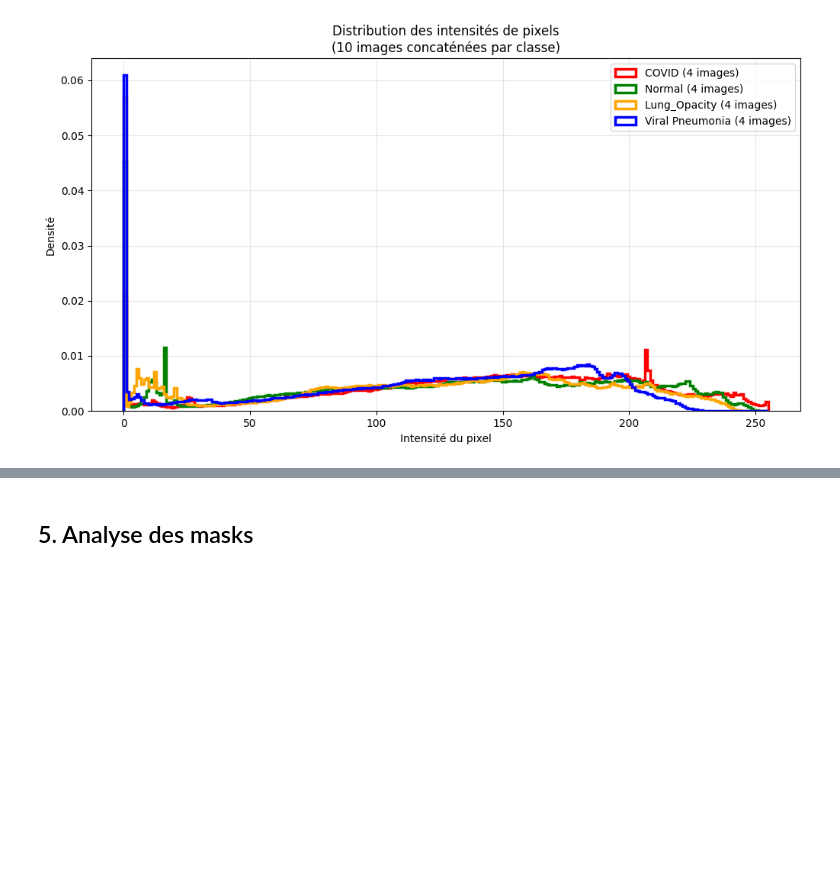
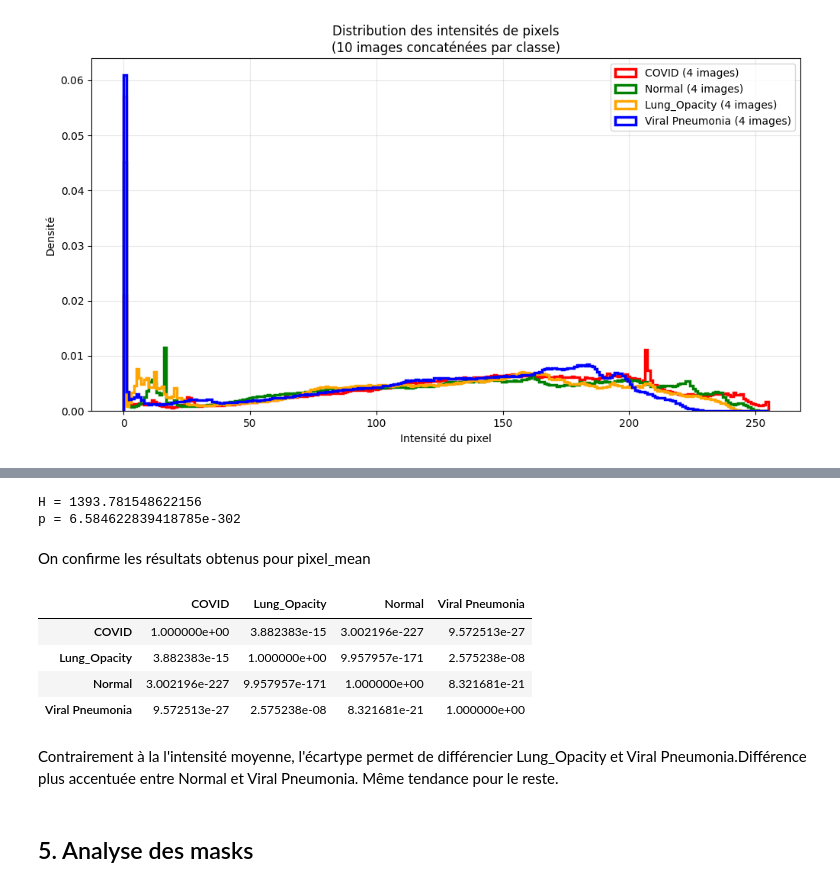
Before and after one commit to cyrilmarat/Liora_Covid, a Jupyter notebook: notebooks/exploration/Noura_exploration.ipynb, the cells around one changed output, grey strips where cells are left out. Drawn from its saved outputs; the diff is of its cells as text; code cells hidden in the pictures; blank space fills up the shorter version.

```diff
--- a/notebooks/exploration/Noura_exploration.ipynb
+++ b/notebooks/exploration/Noura_exploration.ipynb
@@ -508,3 +586,49 @@ plt.show()
+# %%
+# Confirmation des tendances par test Kruskal-Wallis
+
+# H0 : Les distributions de pixel_std sont identiques dans les 4 classes.
+# H : Les distributions de pixel_std ne sont pas identiques dans les 4 classes.
+
+covid = df_images.query("classe=='COVID'")["pixel_std"]
+normal = df_images.query("classe=='Normal'")["pixel_std"]
+lung = df_images.query("classe=='Lung_Opacity'")["pixel_std"]
+viral = df_images.query("classe=='Viral Pneumonia'")["pixel_std"]
+
+H, p = kruskal(
+    covid,
+    normal,
+    lung,
+    viral
+)
+
+print("H =", H)
+print("p =", p)
+# %% [output]
+H = 1393.781548622156
+p = 6.584622839418785e-302
+# %% [markdown]
+On confirme les résultats obtenus pour pixel_mean
+# %%
+# Test de Dunn :
+# H0 : les distributions de pixel_std sont identiques
+# H1 : les distributions de pixel_std sont différentes
+
+dunn_results = sp.posthoc_dunn(
+    df_images,
+    val_col="pixel_std",
+    group_col="classe",
+    p_adjust="bonferroni"
+)
+
+dunn_results
+# %% [output]
+|  | COVID | Lung_Opacity | Normal | Viral Pneumonia |
+| COVID | 1.000000e+00 | 3.882383e-15 | 3.002196e-227 | 9.572513e-27 |
+| Lung_Opacity | 3.882383e-15 | 1.000000e+00 | 9.957957e-171 | 2.575238e-08 |
+| Normal | 3.002196e-227 | 9.957957e-171 | 1.000000e+00 | 8.321681e-21 |
+| Viral Pneumonia | 9.572513e-27 | 2.575238e-08 | 8.321681e-21 | 1.000000e+00 |
+# %% [markdown]
+Contrairement à la l'intensité moyenne, l'écartype permet de différencier Lung_Opacity et Viral Pneumonia.Différence plus accentuée entre Normal et Viral Pneumonia. Même tendance pour le reste.
 # %% [markdown]
 ## 5. Analyse des masks
 # %%
```
Also changed, not shown: parts of 4 cells of this notebook.
